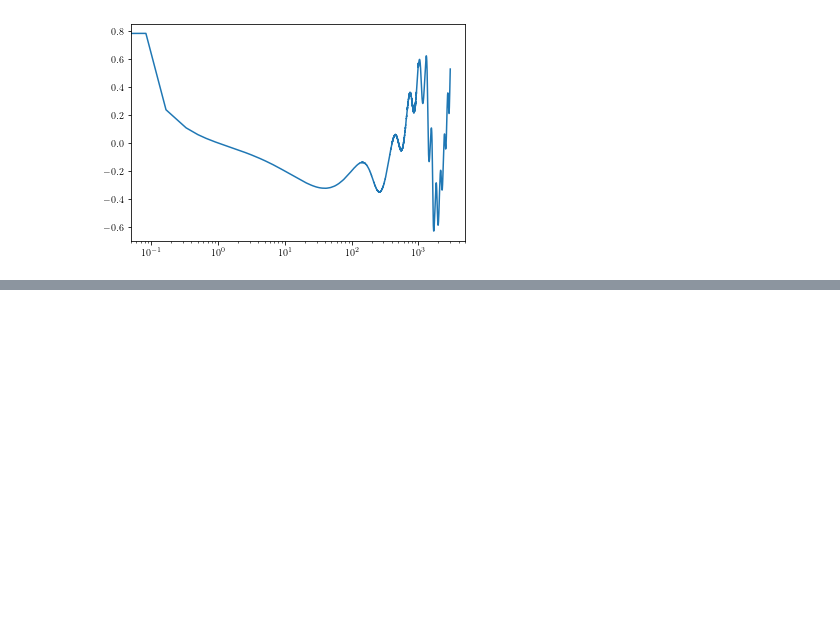
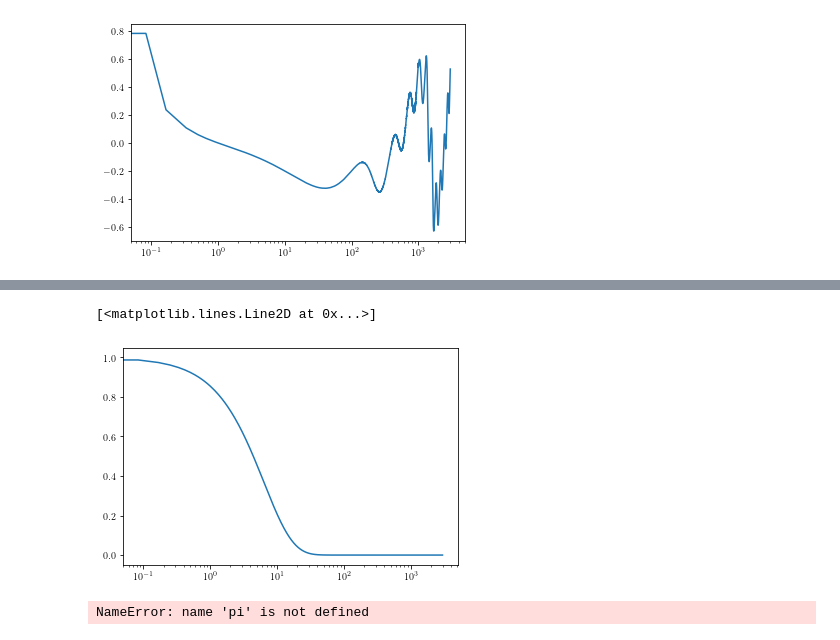
Before and after one commit to manchunyeung/wolensing, a Jupyter notebook: examples/embedded_lens.ipynb, the cells around one changed output, grey strips where cells are left out. Drawn from its saved outputs; the diff is of its cells as text; code cells hidden in the pictures; blank space fills up the shorter version.

```diff
--- a/examples/embedded_lens.ipynb
+++ b/examples/embedded_lens.ipynb
@@ -240,0 +274,9 @@ plt.semilogx(fullfs, np.angle(fullFws))
+# %%
+plt.semilogx(ww, np.exp(-ww*np.pi/20))
+# %% [output]
+[<matplotlib.lines.Line2D at 0x...>]
+[figure, added]
+# %%
+20*pi/200
+# %% [output]
+NameError: name 'pi' is not defined
```
Also changed, not shown: parts of 8 cells of this notebook, 2 other files.
